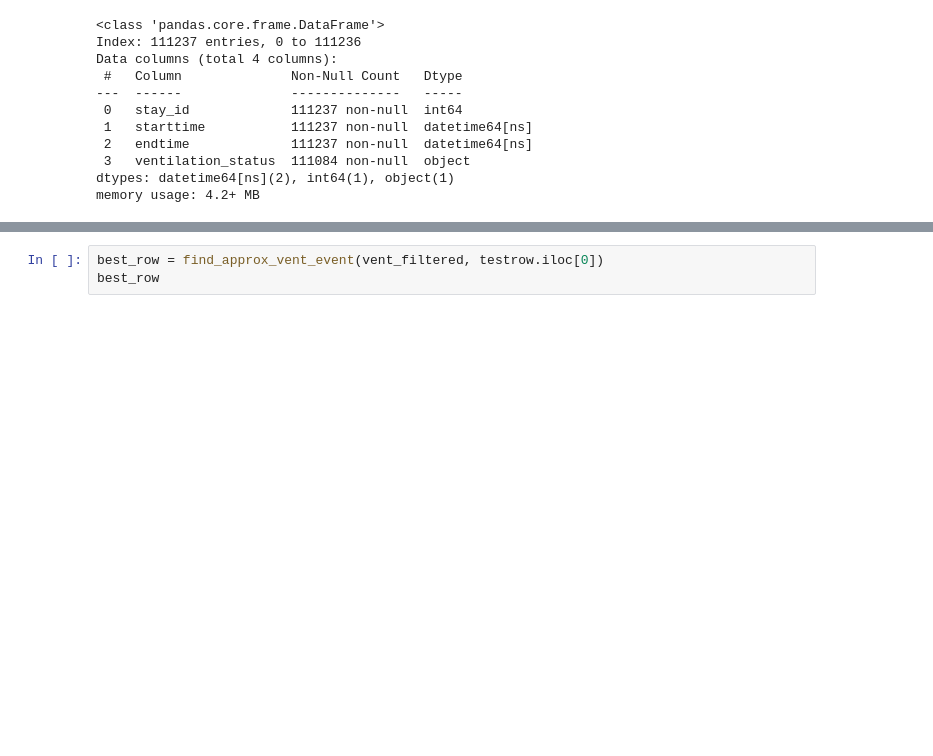
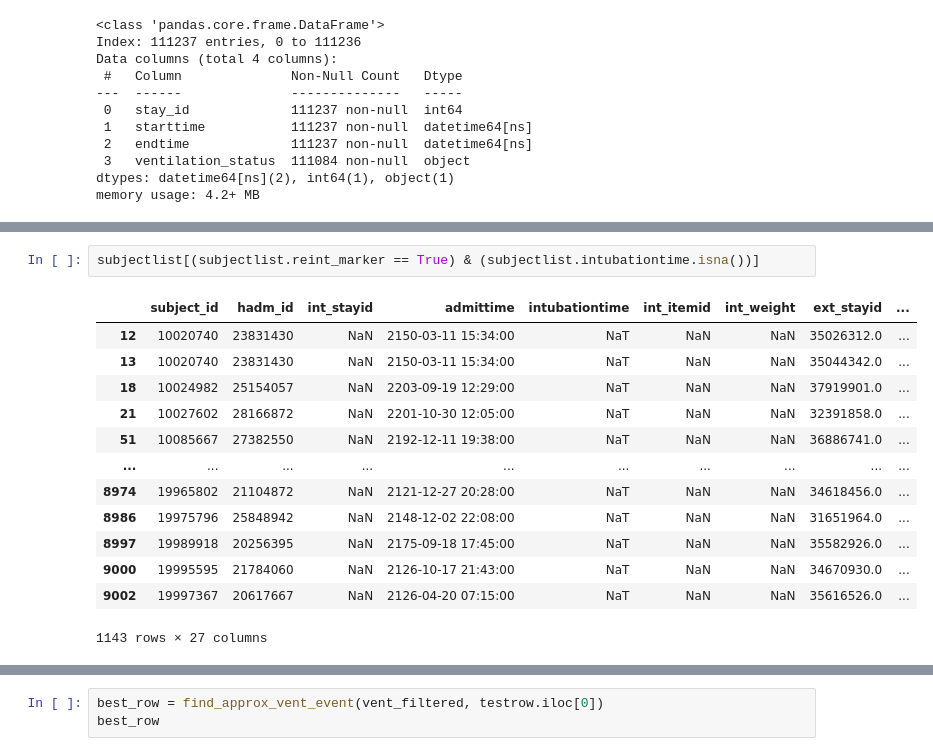
Before and after one commit to sujungleeml/P1_extubationfailure, a Jupyter notebook: 서대철/notebooks/240207_vent_test.ipynb, the cells around one changed output, grey strips where cells are left out. Drawn from its saved outputs; the diff is of its cells as text; blank space fills up the shorter version.

```diff
--- a/서대철/notebooks/240207_vent_test.ipynb
+++ b/서대철/notebooks/240207_vent_test.ipynb
@@ -539,3 +566,19 @@ def find_approx_single_vent(ventilation_df, row):
     else:
         print("No candidate rows found.")
         return None
+# %%
+subjectlist[(subjectlist.reint_marker == True) & (subjectlist.intubationtime.isna())]
+# %% [output]
+|  | subject_id | hadm_id | int_stayid | admittime | intubationtime | int_itemid | int_weight | ext_stayid | ... |
+| 12 | 10020740 | 23831430 | NaN | 2150-03-11 15:34:00 | NaT | NaN | NaN | 35026312.0 | ... |
+| 13 | 10020740 | 23831430 | NaN | 2150-03-11 15:34:00 | NaT | NaN | NaN | 35044342.0 | ... |
+| 18 | 10024982 | 25154057 | NaN | 2203-09-19 12:29:00 | NaT | NaN | NaN | 37919901.0 | ... |
+| 21 | 10027602 | 28166872 | NaN | 2201-10-30 12:05:00 | NaT | NaN | NaN | 32391858.0 | ... |
+| 51 | 10085667 | 27382550 | NaN | 2192-12-11 19:38:00 | NaT | NaN | NaN | 36886741.0 | ... |
+| ... | ... | ... | ... | ... | ... | ... | ... | ... | ... |
+| 8974 | 19965802 | 21104872 | NaN | 2121-12-27 20:28:00 | NaT | NaN | NaN | 34618456.0 | ... |
+| 8986 | 19975796 | 25848942 | NaN | 2148-12-02 22:08:00 | NaT | NaN | NaN | 31651964.0 | ... |
+| 8997 | 19989918 | 20256395 | NaN | 2175-09-18 17:45:00 | NaT | NaN | NaN | 35582926.0 | ... |
+| 9000 | 19995595 | 21784060 | NaN | 2126-10-17 21:43:00 | NaT | NaN | NaN | 34670930.0 | ... |
+| 9002 | 19997367 | 20617667 | NaN | 2126-04-20 07:15:00 | NaT | NaN | NaN | 35616526.0 | ... |
+1143 rows × 27 columns
```
Also changed, not shown: parts of 17 cells of this notebook, 4 other files.
